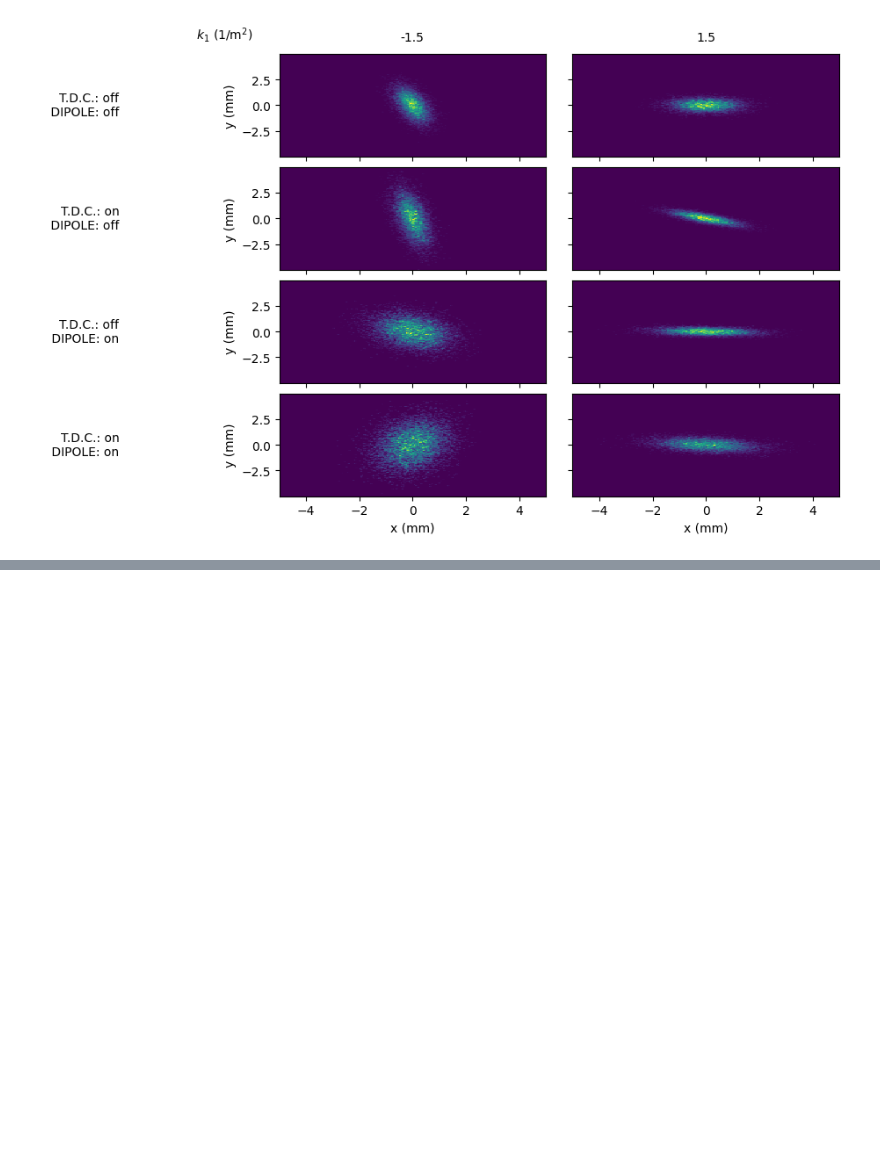
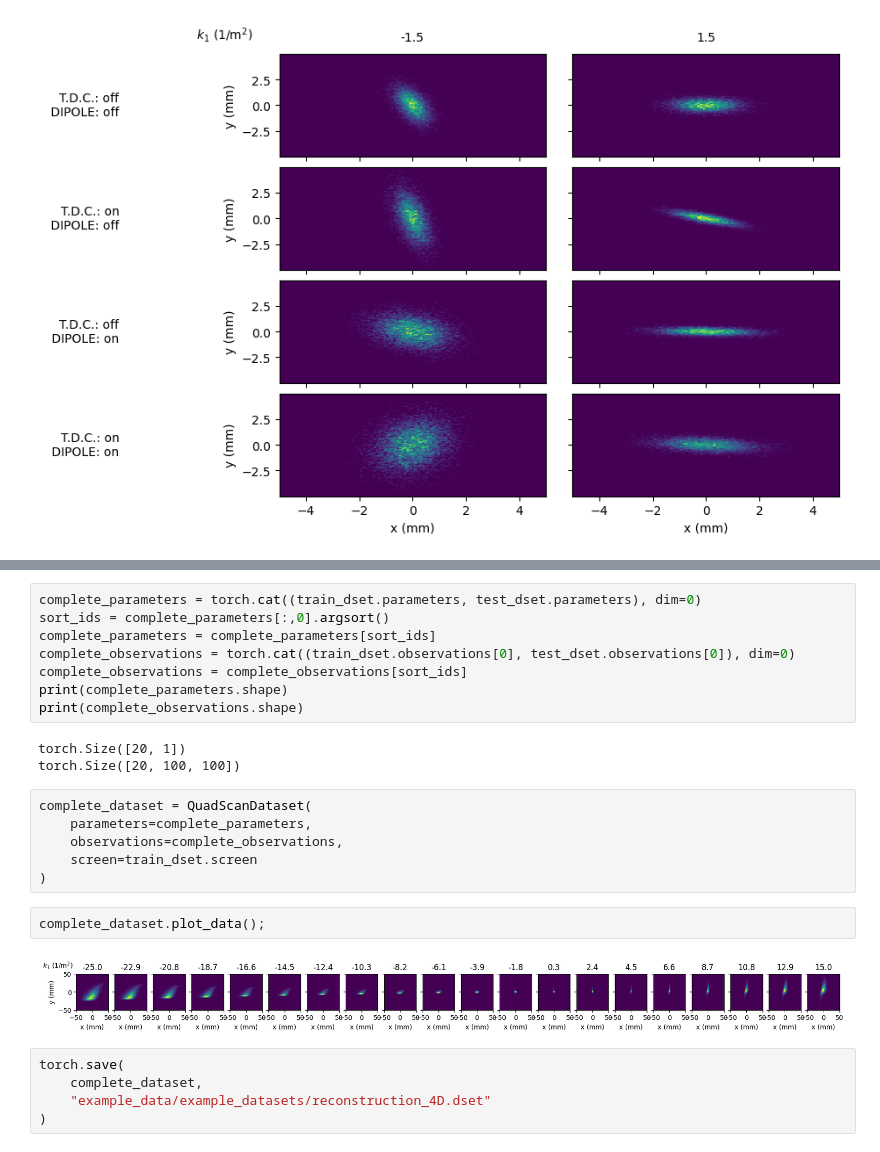
Before and after one commit to roussel-ryan/gpsr, a Jupyter notebook: docs/examples/example_dataset_splitting.ipynb, the cells around one changed output, grey strips where cells are left out. Drawn from its saved outputs; the diff is of its cells as text; blank space fills up the shorter version.

```diff
--- a/docs/examples/example_dataset_splitting.ipynb
+++ b/docs/examples/example_dataset_splitting.ipynb
@@ -34,2 +46,28 @@ train_dset, test_dset = split_dataset(obs_dataset, train_k_ids)
+# %%
+complete_parameters = torch.cat((train_dset.parameters, test_dset.parameters), dim=0)
+sort_ids = complete_parameters[:,0].argsort()
+complete_parameters = complete_parameters[sort_ids]
+complete_observations = torch.cat((train_dset.observations[0], test_dset.observations[0]), dim=0)
+complete_observations = complete_observations[sort_ids]
+print(complete_parameters.shape)
+print(complete_observations.shape)
+# %% [output]
+torch.Size([20, 1])
+torch.Size([20, 100, 100])
+# %%
+complete_dataset = QuadScanDataset(
+    parameters=complete_parameters,
+    observations=complete_observations,
+    screen=train_dset.screen
+)
+# %%
+complete_dataset.plot_data();
+# %% [output]
+[figure, added]
+# %%
+torch.save(
+    complete_dataset,
+    "example_data/example_datasets/reconstruction_4D.dset"
+)
 # %%
 train_dset.plot_data();
```
Also changed, not shown: parts of 6 cells of this notebook.
